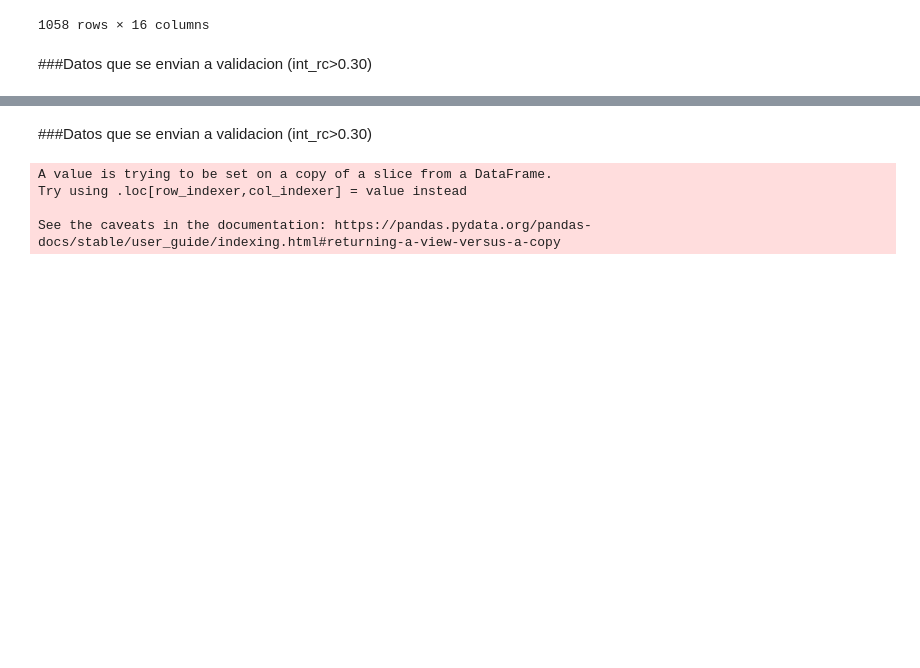
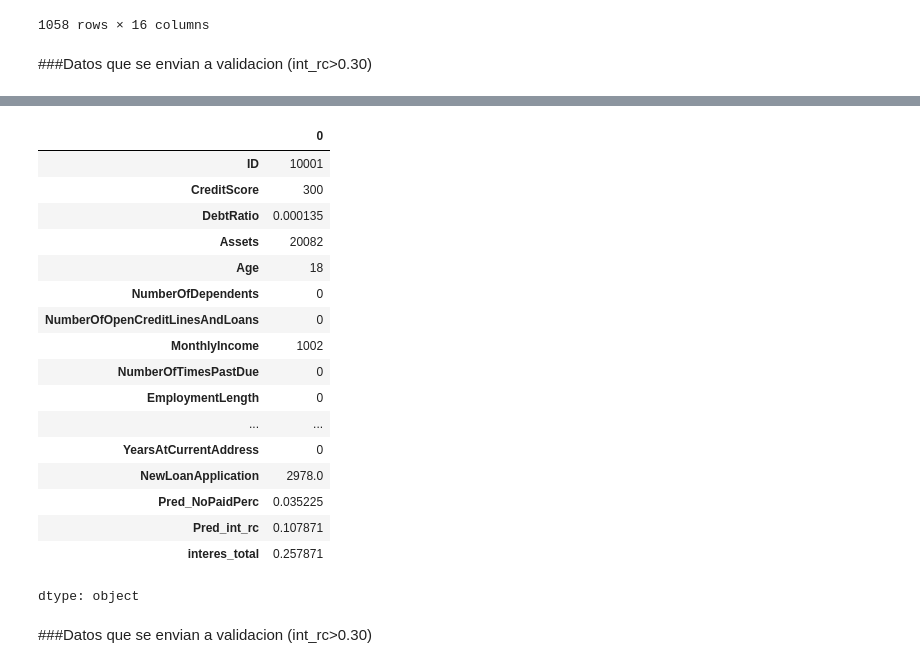
Before and after one commit to jruedaa/Finanzas, a Jupyter notebook: a_preprocesamiento.ipynb, the cells around one changed output, grey strips where cells are left out. Drawn from its saved outputs; the diff is of its cells as text; code cells hidden in the pictures; blank space fills up the shorter version.

```diff
--- a/a_preprocesamiento.ipynb
+++ b/a_preprocesamiento.ipynb
@@ -649,0 +630,15 @@ Name: int_rc, dtype: float64
+# %%
+def evaluar_modelo(modelo, X_test, y_test):
+    y_pred = modelo.predict(X_test)
+
+    # Asegurar que las predicciones no sean negativas
+    y_pred = np.clip(y_pred, 0, None)
+
+    mae = mean_absolute_error(y_test, y_pred)
+    rmse = np.sqrt(mean_squared_error(y_test, y_pred))
+    r2 = r2_score(y_test, y_pred)
+
+    # Puntaje ponderado (ajusta los pesos si lo necesitas)
+    puntaje = (0.5 * mae) + (0.3 * rmse) - (0.2 * r2)
+
+    return {'modelo': modelo, 'MAE': mae, 'RMSE': rmse, 'R2': r2, 'Puntaje': puntaje}
@@ -649,0 +724,2 @@ Name: int_rc, dtype: float64
+# %%
+datos_nuevos_con_prediccion, comparacion_modelos, mejor_modelo = predecir_int_rc(datos_historicos, datos_nuevos_creditos)
@@ -649,0 +761,21 @@ Name: int_rc, dtype: float64
+# %%
+datos_nuevos_con_prediccion.min()
+# %% [output]
+|  | 0 |
+| ID | 10001 |
+| CreditScore | 300 |
+| DebtRatio | 0.000135 |
+| Assets | 20082 |
+| Age | 18 |
+| NumberOfDependents | 0 |
+| NumberOfOpenCreditLinesAndLoans | 0 |
+| MonthlyIncome | 1002 |
+| NumberOfTimesPastDue | 0 |
+| EmploymentLength | 0 |
+| ... | ... |
+| YearsAtCurrentAddress | 0 |
+| NewLoanApplication | 2978.0 |
+| Pred_NoPaidPerc | 0.035225 |
+| Pred_int_rc | 0.107871 |
+| interes_total | 0.257871 |
+dtype: object
@@ -654,11 +788,2 @@ datos_nuevos_con_prediccion4.to_csv('datos_nuevos_con_prediccion_quintil.csv', i
 # %% [markdown]
 ###Datos que se envian a validacion (int_rc>0.30)
-# %%
-datos_nuevos_con_prediccion4['int_rc'] = pd.to_numeric(datos_nuevos_con_prediccion4['int_rc'])
-
-datos_a_validar2 = datos_nuevos_con_prediccion4[datos_nuevos_con_prediccion4['int_rc'] > 0.30][['ID', 'int_rc']]
-# %% [output]
-A value is trying to be set on a copy of a slice from a DataFrame.
-Try using .loc[row_indexer,col_indexer] = value instead
-
-See the caveats in the documentation: https://pandas.pydata.org/pandas-docs/stable/user_guide/indexing.html#returning-a-view-versus-a-copy
```
Also changed, not shown: parts of 14 cells of this notebook.
